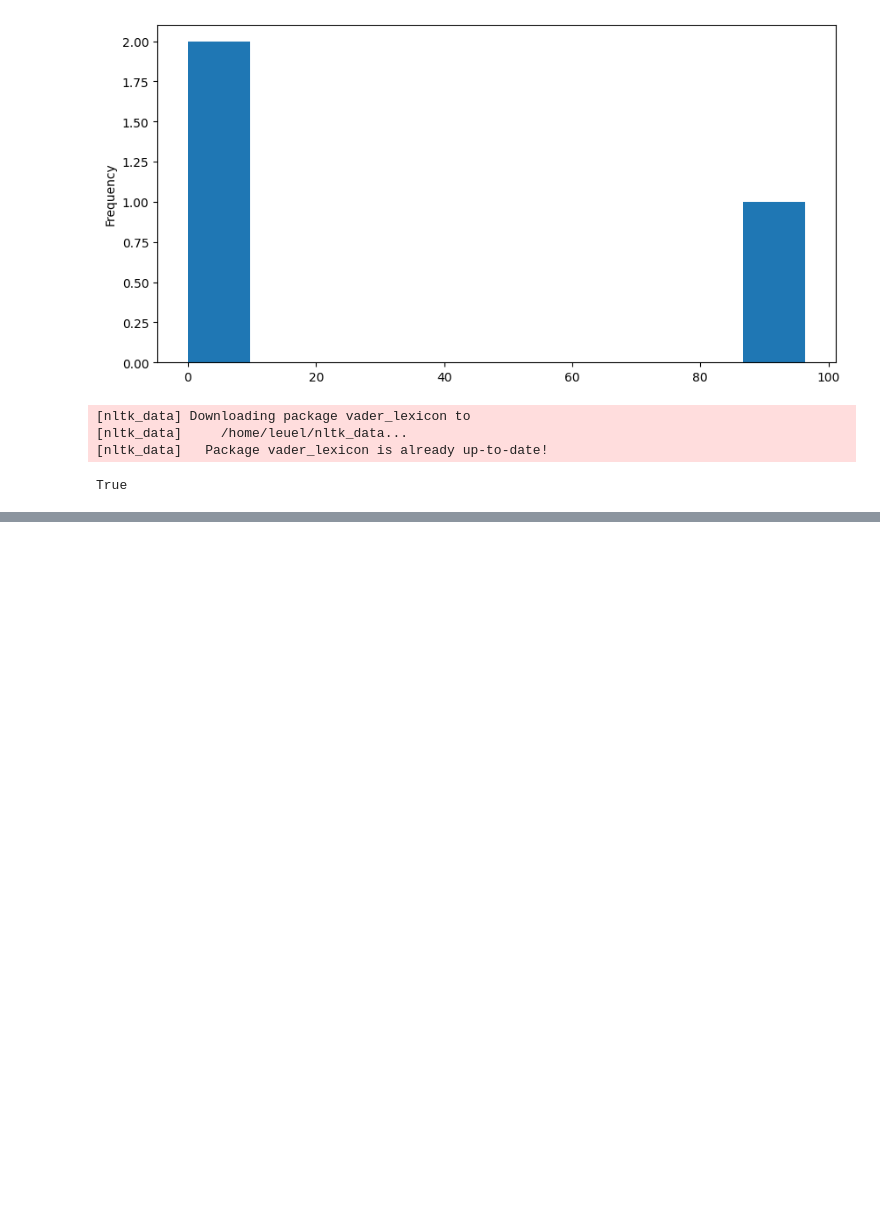
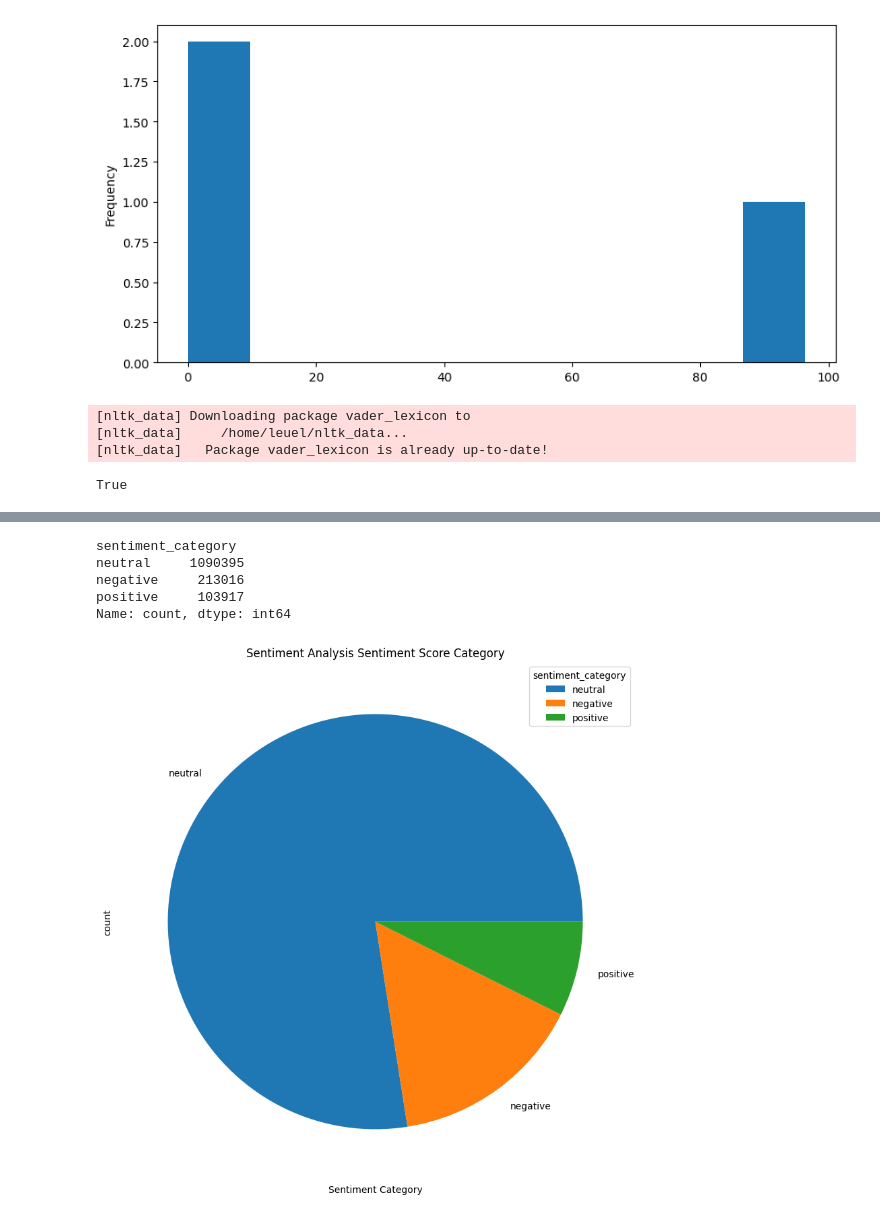
Before and after one commit to leuel-a/news-sentiment-stock-prediction, a Jupyter notebook: notebooks/stock_news_sentiment.ipynb, the cells around one changed output, grey strips where cells are left out. Cells and saved outputs as stored; diff of their text form; code cells hidden in the pictures; blank space fills up the shorter version.

Commit message:
add some images for presentation

```diff
--- a/notebooks/stock_news_sentiment.ipynb
+++ b/notebooks/stock_news_sentiment.ipynb
@@ -289,6 +296,6 @@ sentiment_df
 # %%
 sentiment_df["sentiment_category"] = pd.cut(
-    sentiment_df["sentiment"], bins=3, labels=["postive", "neutral", "negative"]
+    sentiment_df["sentiment"], bins=3, labels=["positive", "neutral", "negative"]
 )
 sentiment_df.head()
 # %% [output]
@@ -298,3 +305,27 @@ sentiment_df.head()
 | 2 | 71 Biggest Movers From Friday | https://www.benzinga.com/news/20/... | Lisa Levin | 2020-05-26 08:30:07+00:00 | A | 2020-05-26 | 08:30:07 | 29 | ... |
 | 3 | 46 Stocks Moving In Friday's Mid-... | https://www.benzinga.com/news/20/... | Lisa Levin | 2020-05-22 16:45:06+00:00 | A | 2020-05-22 | 16:45:06 | 44 | ... |
 | 4 | B of A Securities Maintains Neutr... | https://www.benzinga.com/news/20/... | Vick Meyer | 2020-05-22 15:38:59+00:00 | A | 2020-05-22 | 15:38:59 | 87 | ... |
+# %%
+category_counts = sentiment_df["sentiment_category"].value_counts()
+category_counts
+# %% [output]
+sentiment_category
+neutral     1090395
+negative     213016
+positive     103917
+Name: count, dtype: int64
+# %%
+plt.figure(figsize=(20, 10))
+plt.title("Sentiment Analysis Sentiment Score Category")
+
+plt.xlabel("Sentiment Category")
+plt.ylabel("Sentiment Category Count")
+
+category_counts.plot(kind='pie')
+
+plt.legend(title='sentiment_category')
+plt.savefig('./images/Sentiment_Score_Category_Pie_Chart.png', format='png')
+
+plt.show()
+# %% [output]
+[figure, added]
```
Also changed, not shown: parts of 2 cells of this notebook, 3 other files.
